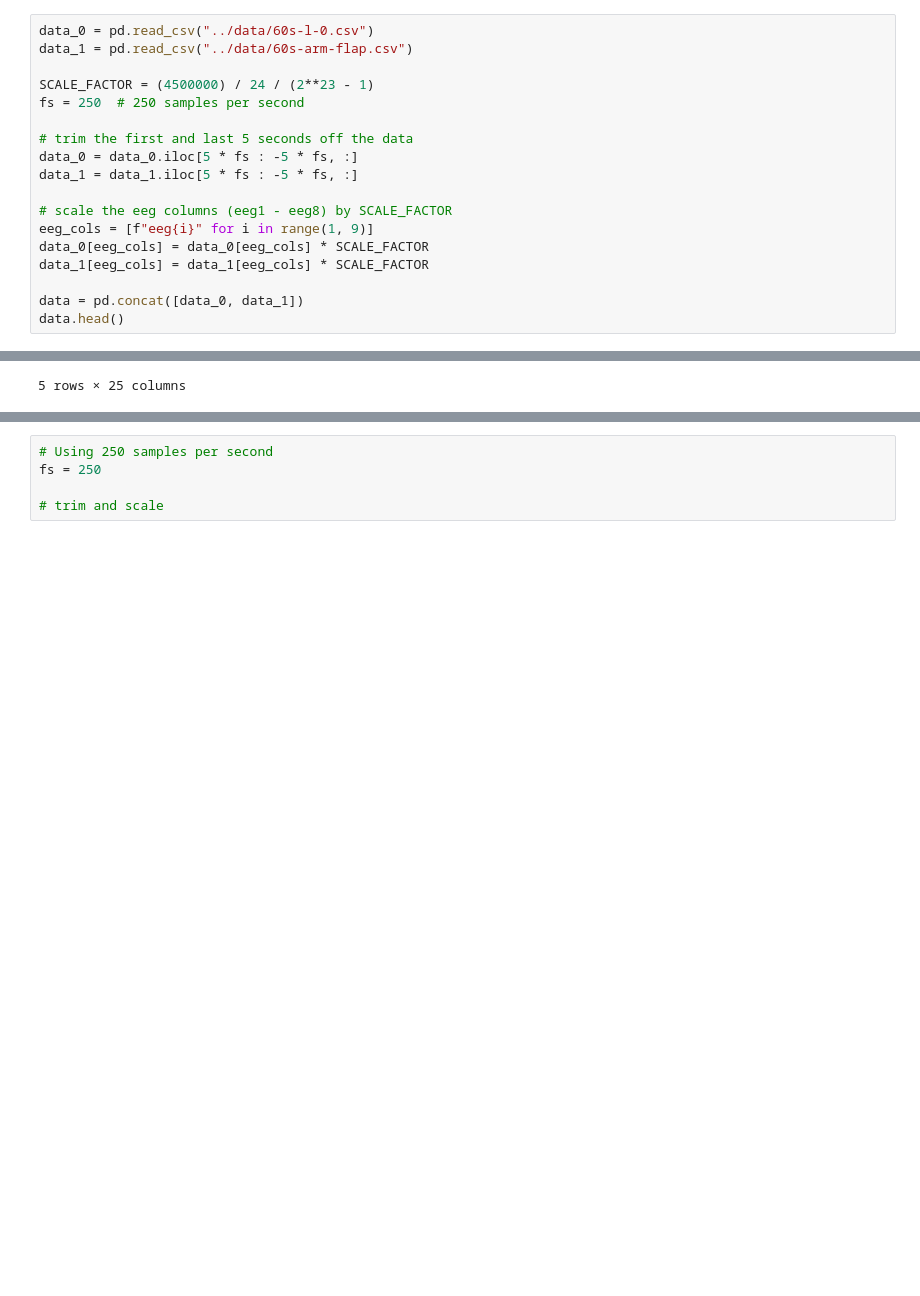
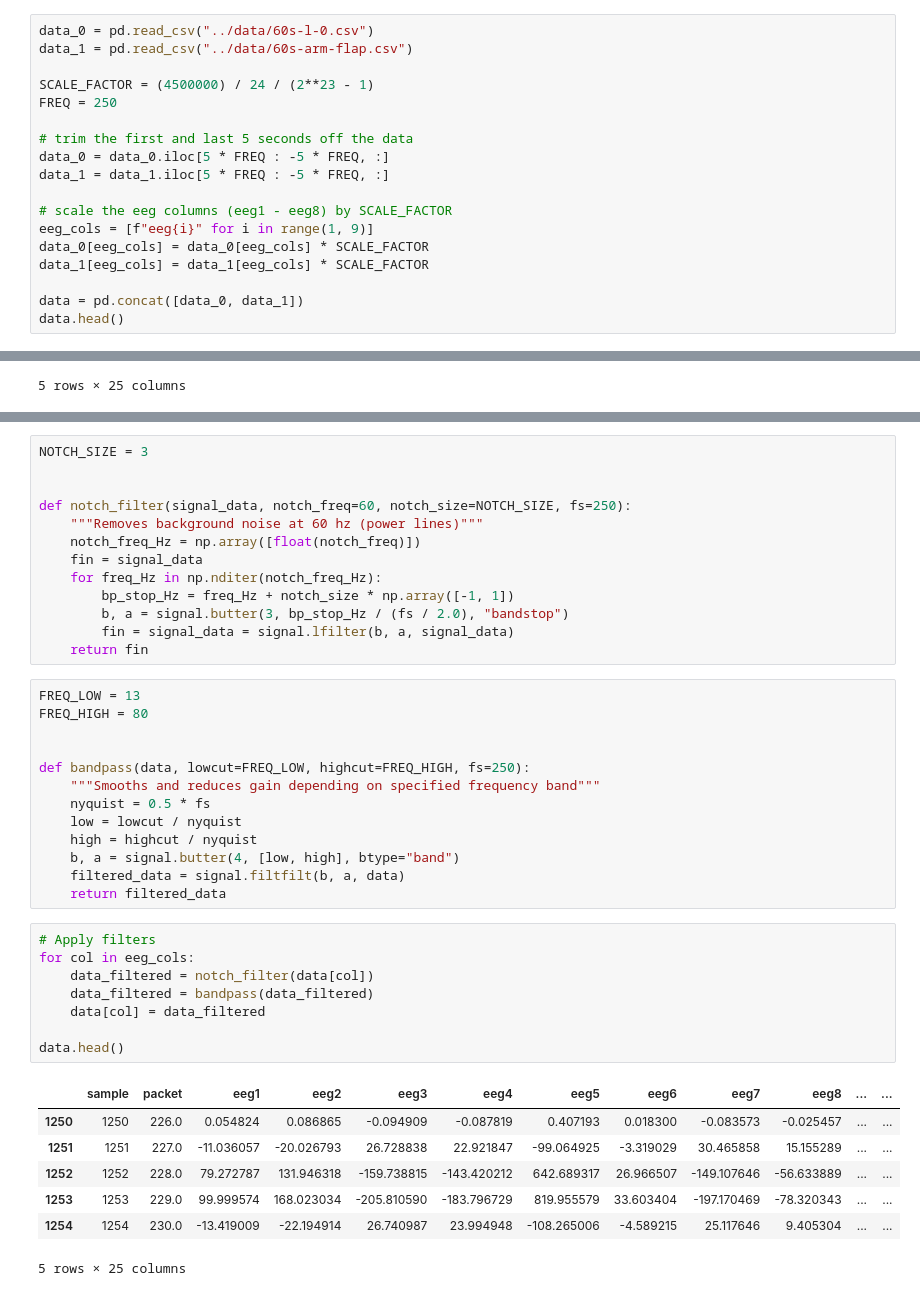
Before and after one commit to e-cal/bci, a Jupyter notebook: models/bal-labels.sync.ipynb, the cells around one changed output, grey strips where cells are left out. Saved outputs shown, nothing was run; the diff lists cells and outputs as text; blank space fills up the shorter version.

```diff
--- a/models/bal-labels.sync.ipynb
+++ b/models/bal-labels.sync.ipynb
@@ -32,11 +26,11 @@ data_0 = pd.read_csv("../data/60s-l-0.csv")
 data_1 = pd.read_csv("../data/60s-arm-flap.csv")
 
 SCALE_FACTOR = (4500000) / 24 / (2**23 - 1)
-fs = 250  # 250 samples per second
+FREQ = 250
 
 # trim the first and last 5 seconds off the data
-data_0 = data_0.iloc[5 * fs : -5 * fs, :]
-data_1 = data_1.iloc[5 * fs : -5 * fs, :]
+data_0 = data_0.iloc[5 * FREQ : -5 * FREQ, :]
+data_1 = data_1.iloc[5 * FREQ : -5 * FREQ, :]
 
 # scale the eeg columns (eeg1 - eeg8) by SCALE_FACTOR
 eeg_cols = [f"eeg{i}" for i in range(1, 9)]
@@ -60,5 +62,42 @@ SCALE_FACTOR = (4500000) / 24 / (2**23 - 1)
 # %%
-# Using 250 samples per second
-fs = 250
+NOTCH_SIZE = 3
 
-# trim and scale
+
+def notch_filter(signal_data, notch_freq=60, notch_size=NOTCH_SIZE, fs=250):
+    """Removes background noise at 60 hz (power lines)"""
+    notch_freq_Hz = np.array([float(notch_freq)])
+    fin = signal_data
+    for freq_Hz in np.nditer(notch_freq_Hz):
+        bp_stop_Hz = freq_Hz + notch_size * np.array([-1, 1])
+        b, a = signal.butter(3, bp_stop_Hz / (fs / 2.0), "bandstop")
+        fin = signal_data = signal.lfilter(b, a, signal_data)
+    return fin
+# %%
+FREQ_LOW = 13
+FREQ_HIGH = 80
+
+
+def bandpass(data, lowcut=FREQ_LOW, highcut=FREQ_HIGH, fs=250):
+    """Smooths and reduces gain depending on specified frequency band"""
+    nyquist = 0.5 * fs
+    low = lowcut / nyquist
+    high = highcut / nyquist
+    b, a = signal.butter(4, [low, high], btype="band")
+    filtered_data = signal.filtfilt(b, a, data)
+    return filtered_data
+# %%
+# Apply filters
+for col in eeg_cols:
+    data_filtered = notch_filter(data[col])
+    data_filtered = bandpass(data_filtered)
+    data[col] = data_filtered
+
+data.head()
+# %% [output]
+|  | sample | packet | eeg1 | eeg2 | eeg3 | eeg4 | eeg5 | eeg6 | eeg7 | eeg8 | ... | ... |
+| 1250 | 1250 | 226.0 | 0.054824 | 0.086865 | -0.094909 | -0.087819 | 0.407193 | 0.018300 | -0.083573 | -0.025457 | ... | ... |
+| 1251 | 1251 | 227.0 | -11.036057 | -20.026793 | 26.728838 | 22.921847 | -99.064925 | -3.319029 | 30.465858 | 15.155289 | ... | ... |
+| 1252 | 1252 | 228.0 | 79.272787 | 131.946318 | -159.738815 | -143.420212 | 642.689317 | 26.966507 | -149.107646 | -56.633889 | ... | ... |
+| 1253 | 1253 | 229.0 | 99.999574 | 168.023034 | -205.810590 | -183.796729 | 819.955579 | 33.603404 | -197.170469 | -78.320343 | ... | ... |
+| 1254 | 1254 | 230.0 | -13.419009 | -22.194914 | 26.740987 | 23.994948 | -108.265006 | -4.589215 | 25.117646 | 9.405304 | ... | ... |
+5 rows × 25 columns
```
Also changed, not shown: parts of 26 cells of this notebook, 3 other files.
